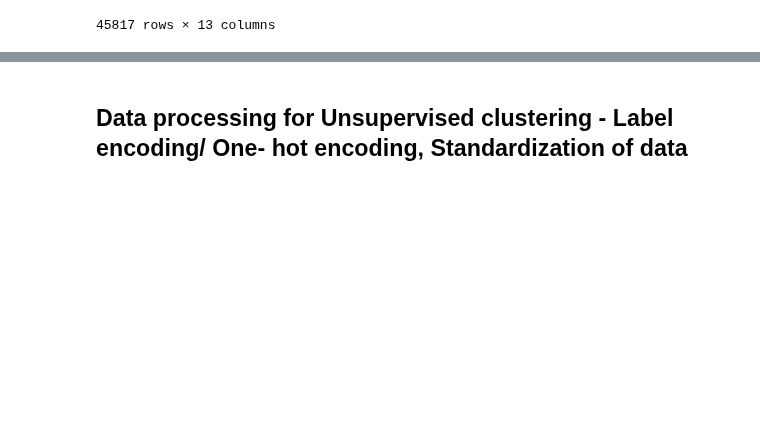
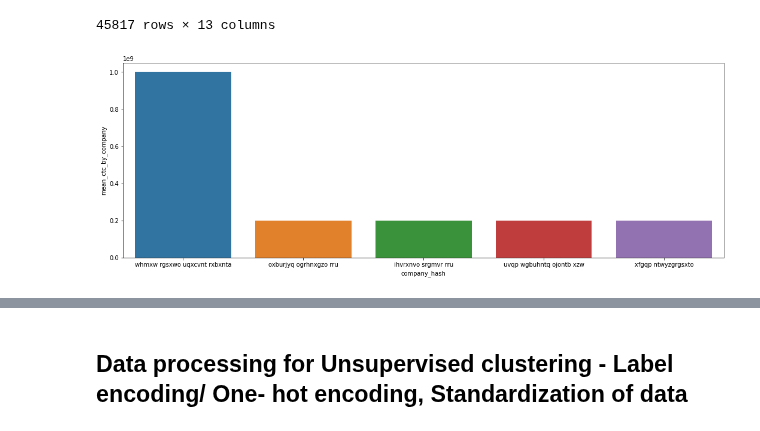
Before and after one commit to anidec25/Linear-Regression, a Jupyter notebook: clustering/scalar.ipynb, the cells around one changed output, grey strips where cells are left out. Saved outputs shown, nothing was run; the diff lists cells and outputs as text; code cells hidden in the pictures; blank space fills up the shorter version.

```diff
--- a/clustering/scalar.ipynb
+++ b/clustering/scalar.ipynb
@@ -825,3 +825,11 @@ df_agg.sort_values(by=['company_hash'],ascending=True)
 | 48089 | zxztrtvuo | cd4c94fca170e120bb7a9b3f46cb8f903... | 2015 | 1200000 | None | 2019 | 4 | ... |
 | 147159 | zyco xzaxv | ed0a1202c31bdee343662f5517fc467fb... | 2013 | 600000 | Other | 2021 | 8 | ... |
 45817 rows × 13 columns
+# %%
+# Companies with high mean salaries.
+
+plt.figure(figsize=(18,6))
+sns.barplot(x='company_hash',y='mean_ctc_by_company',data=df.nlargest(5, 'mean_ctc_by_company'))
+plt.show()
+# %% [output]
+[figure, added]
```
Also changed, not shown: parts of 3 cells of this notebook.
